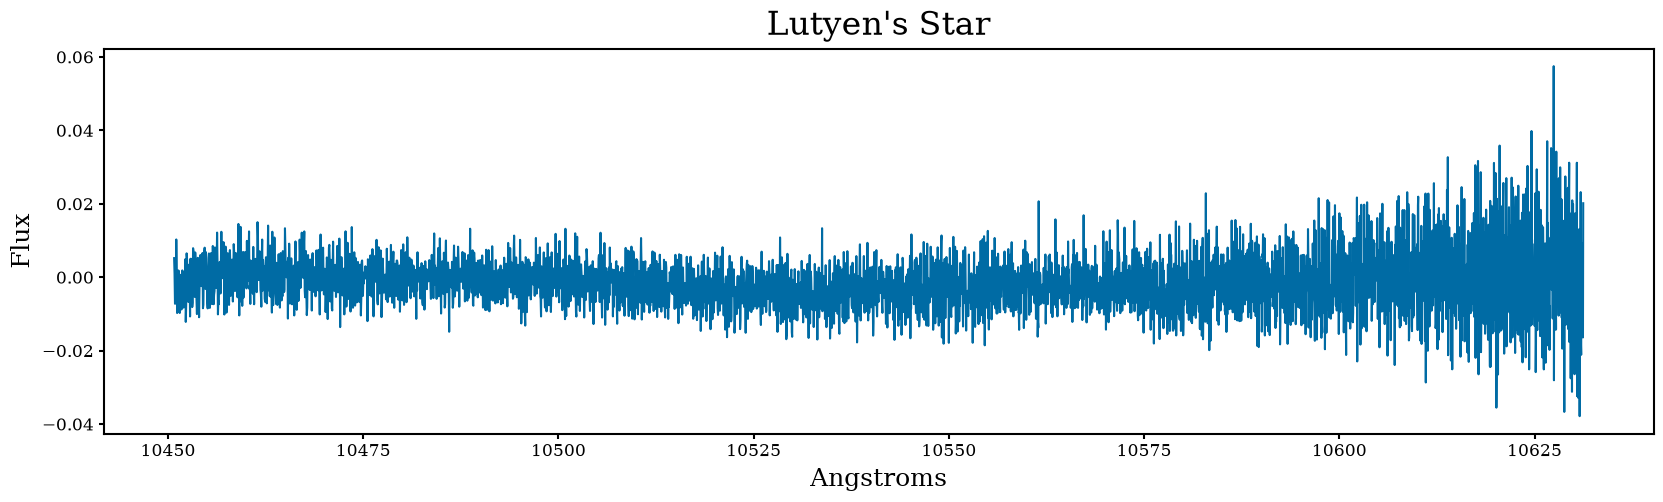
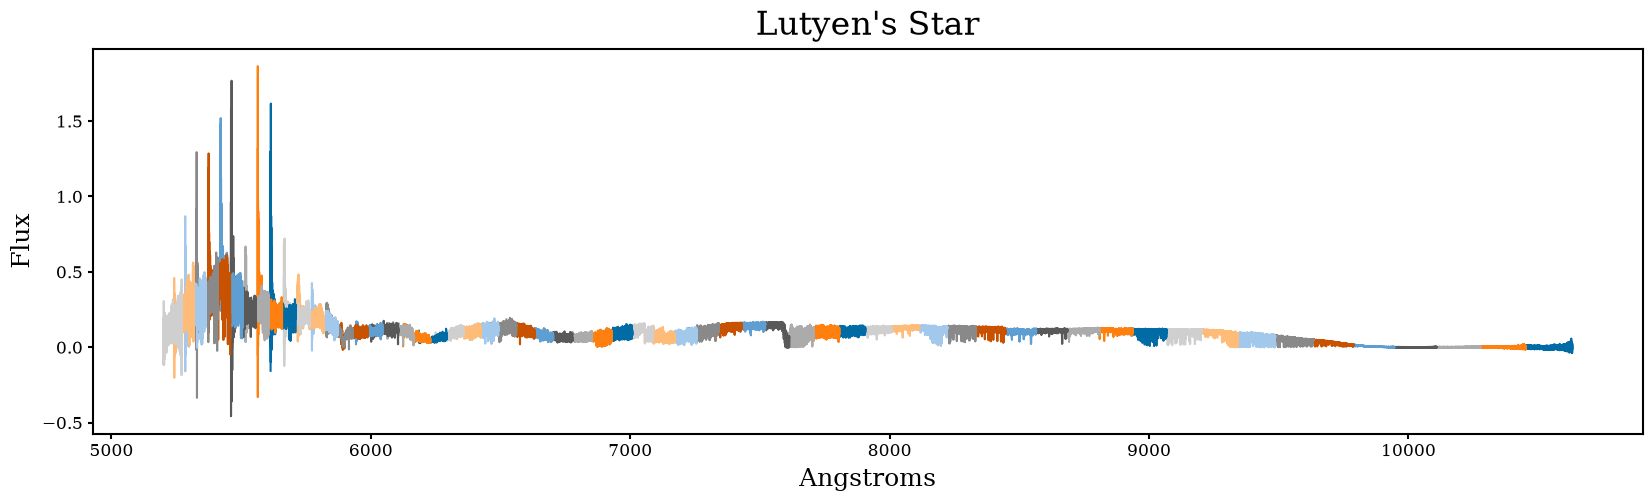
Code edit (unified diff) that turned the first committed figure into the second:
--- before
+++ after
@@ -1,7 +1,16 @@
-import matplotlib.pyplot as plt
+n_tables = 1
 plt.figure(figsize=(20, 5))
-plt.plot(table['spectral'], table['flux'])
-plt.title("Lutyen's Star")
+
+for tab in vot.iter_tables():
+    table = tab.to_table()
+    if n_tables > 1:
+        plt.plot(table[f'spectral-{n_tables:02d}'], table[f'flux-{n_tables:02d}'])
+    else:
+        plt.plot(table['spectral'], table['flux'])
+
+    # plt.show()
+    
+    n_tables+=1
+plt.title(f"Lutyen's Star")
 plt.xlabel('Angstroms')
 plt.ylabel('Flux')
-plt.show()

Commit: fwhm function